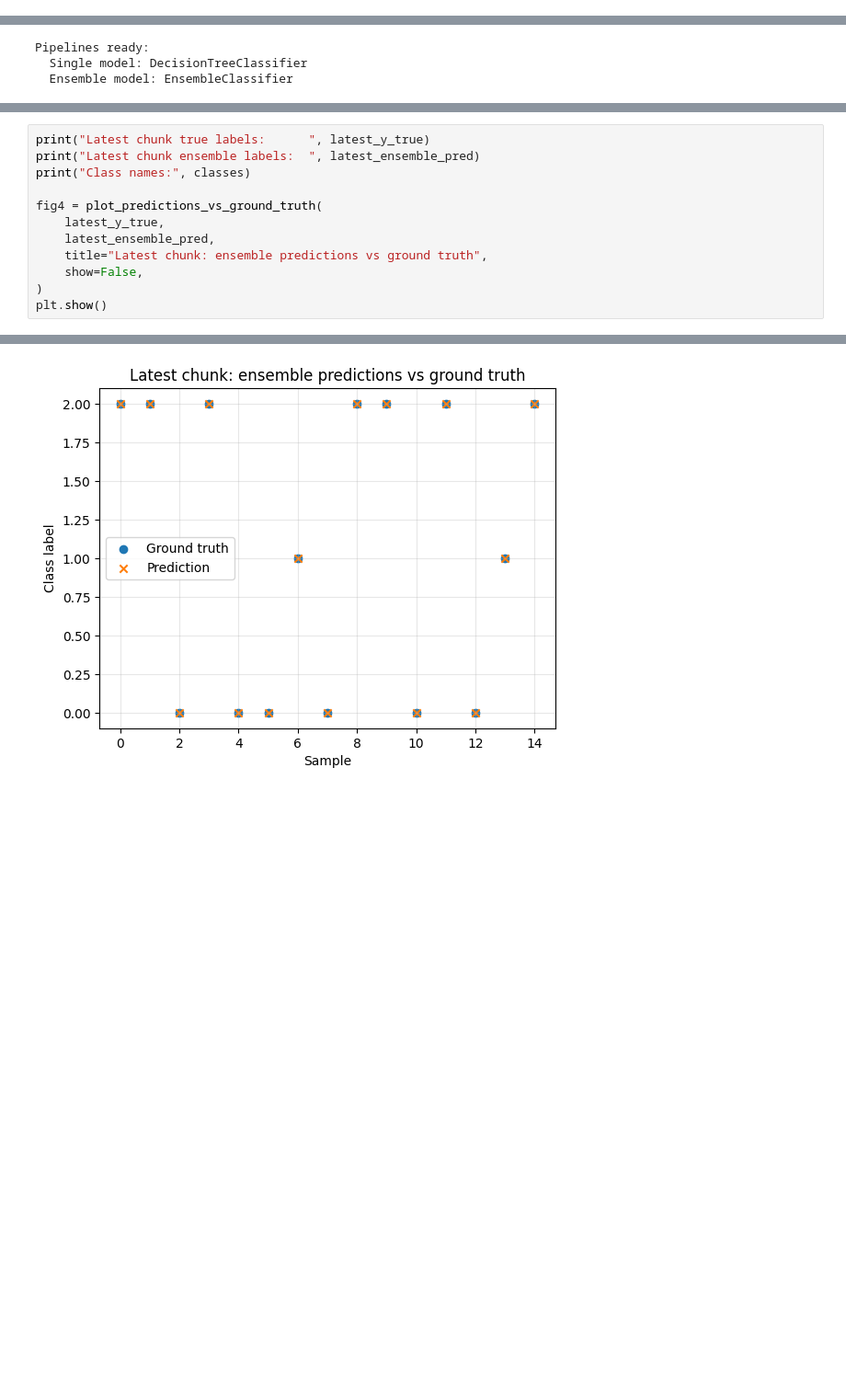
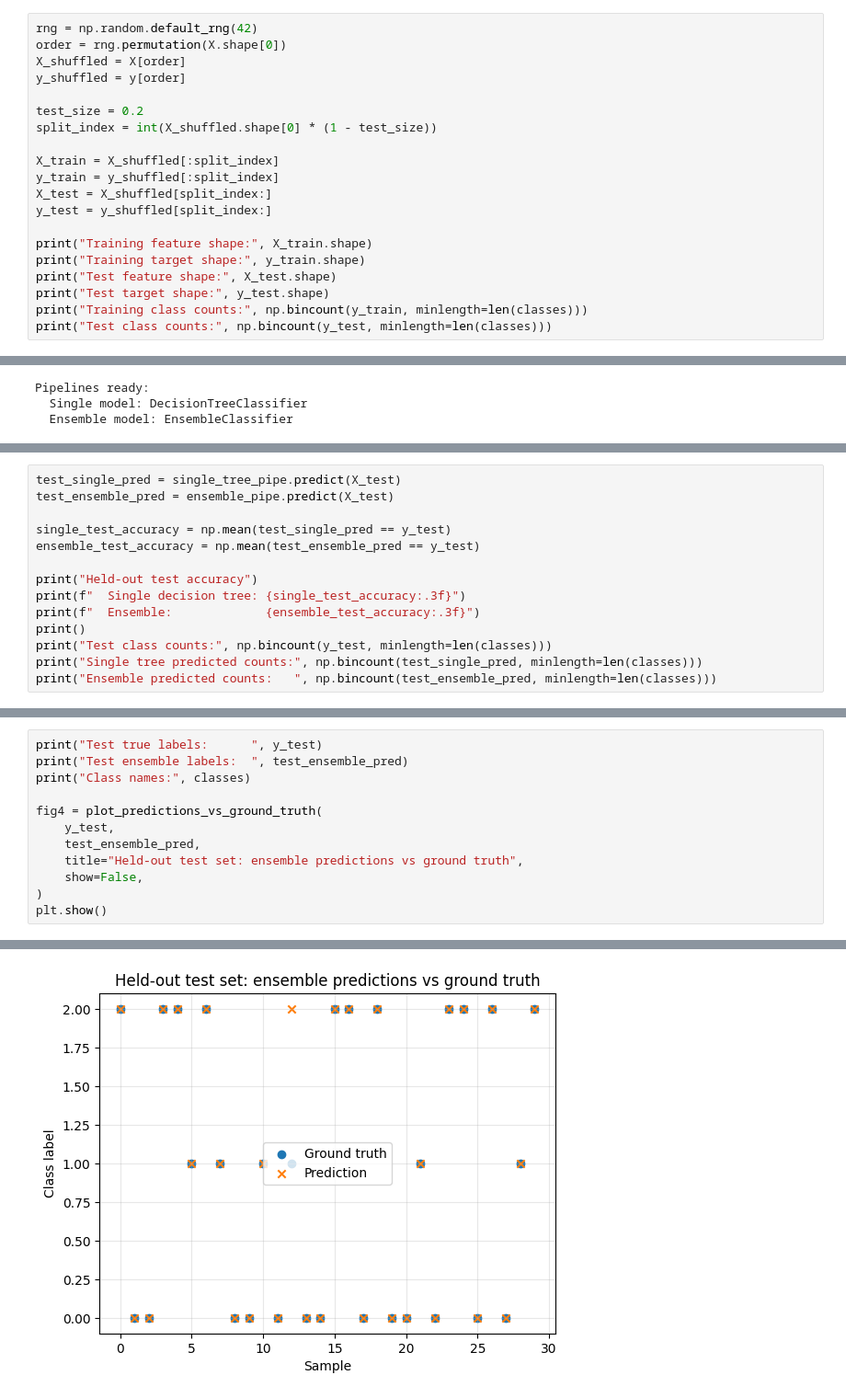
Before and after one commit to pujan-dahal/NumCompute, a Jupyter notebook: demo/stream_demo.ipynb, the cells around one changed output, grey strips where cells are left out. Shown at 92% size. Saved outputs shown, nothing was run; the diff lists cells and outputs as text; blank space fills up the shorter version.

```diff
--- a/demo/stream_demo.ipynb
+++ b/demo/stream_demo.ipynb
@@ -75,0 +103,20 @@ Class mapping:
+# %%
+rng = np.random.default_rng(42)
+order = rng.permutation(X.shape[0])
+X_shuffled = X[order]
+y_shuffled = y[order]
+
+test_size = 0.2
+split_index = int(X_shuffled.shape[0] * (1 - test_size))
+
+X_train = X_shuffled[:split_index]
+y_train = y_shuffled[:split_index]
+X_test = X_shuffled[split_index:]
+y_test = y_shuffled[split_index:]
+
+print("Training feature shape:", X_train.shape)
+print("Training target shape:", y_train.shape)
+print("Test feature shape:", X_test.shape)
+print("Test target shape:", y_test.shape)
+print("Training class counts:", np.bincount(y_train, minlength=len(classes)))
+print("Test class counts:", np.bincount(y_test, minlength=len(classes)))
@@ -199,0 +251,14 @@ chunk | tree_acc | forest_acc | tree_cum | forest_cum | tree_ms | forest_ms
+# %%
+test_single_pred = single_tree_pipe.predict(X_test)
+test_ensemble_pred = ensemble_pipe.predict(X_test)
+
+single_test_accuracy = np.mean(test_single_pred == y_test)
+ensemble_test_accuracy = np.mean(test_ensemble_pred == y_test)
+
+print("Held-out test accuracy")
+print(f"  Single decision tree: {single_test_accuracy:.3f}")
+print(f"  Ensemble:             {ensemble_test_accuracy:.3f}")
+print()
+print("Test class counts:", np.bincount(y_test, minlength=len(classes)))
+print("Single tree predicted counts:", np.bincount(test_single_pred, minlength=len(classes)))
+print("Ensemble predicted counts:   ", np.bincount(test_ensemble_pred, minlength=len(classes)))
@@ -239,12 +312,12 @@ This cell compares the final stream chunk's true class IDs with the ensemble pre
 # %%
-print("Latest chunk true labels:      ", latest_y_true)
-print("Latest chunk ensemble labels:  ", latest_ensemble_pred)
+print("Test true labels:      ", y_test)
+print("Test ensemble labels:  ", test_ensemble_pred)
 print("Class names:", classes)
 
 fig4 = plot_predictions_vs_ground_truth(
-    latest_y_true,
-    latest_ensemble_pred,
-    title="Latest chunk: ensemble predictions vs ground truth",
+    y_test,
+    test_ensemble_pred,
+    title="Held-out test set: ensemble predictions vs ground truth",
     show=False,
 )
 plt.show()
@@ -254,3 +327,3 @@ Latest chunk ensemble labels:   [2 2 0 2 0 0 1 0 2 2 0 2 0 1 2]
 Class names: ['Iris-setosa' 'Iris-versicolor' 'Iris-virginica']
-[figure, old version]
+[figure, new version]
 # %% [markdown]
```
Also changed, not shown: parts of 27 cells of this notebook, 1 other file.
